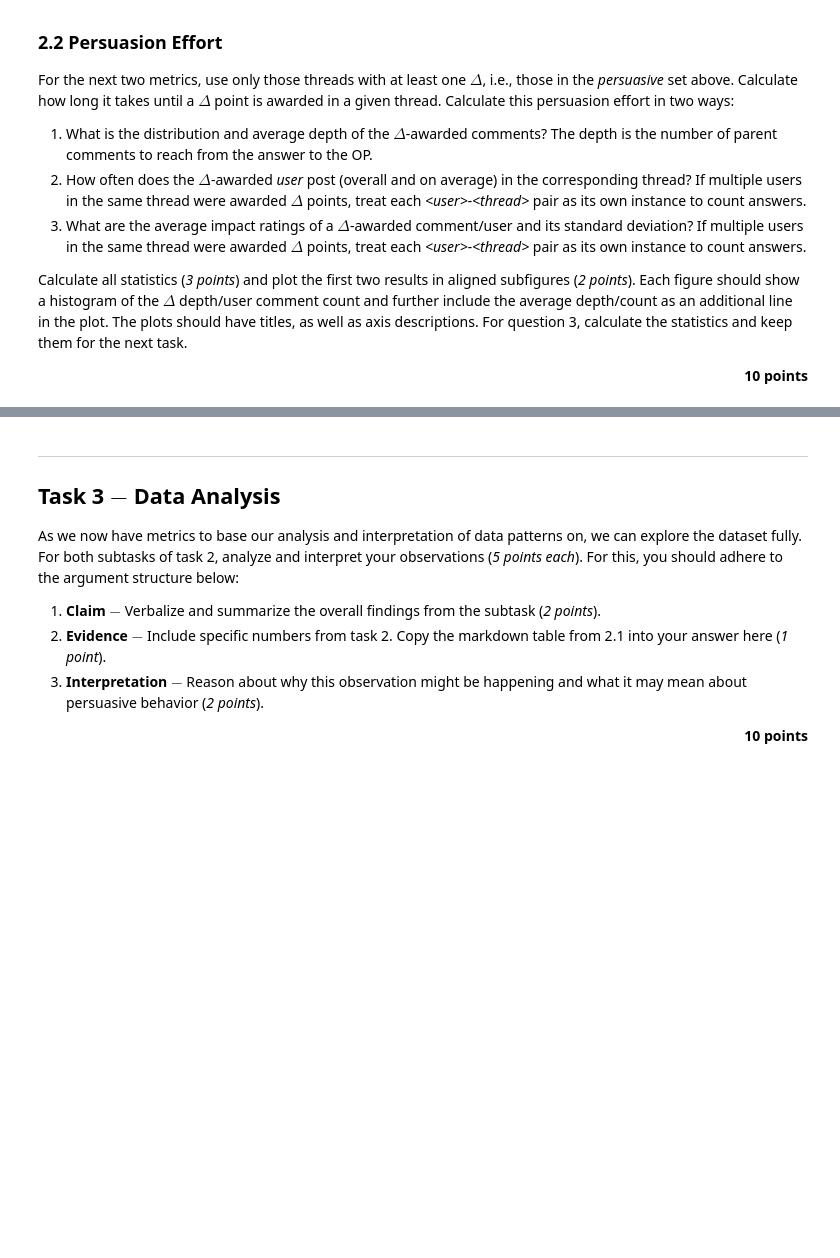
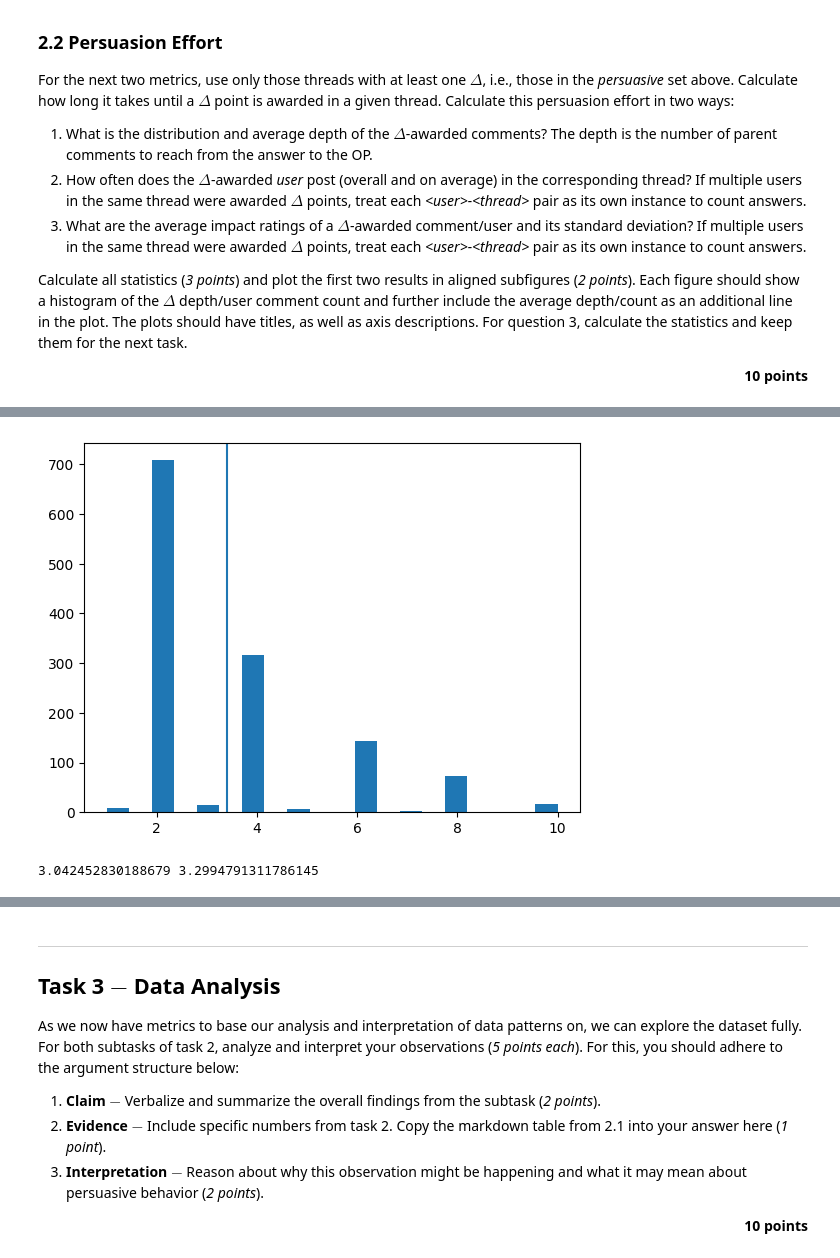
Before and after one commit to danielschulz2/AT, a Jupyter notebook: assignment-2/assignment-2.ipynb, the cells around one changed output, grey strips where cells are left out. Saved outputs shown, nothing was run; the diff lists cells and outputs as text; code cells hidden in the pictures; blank space fills up the shorter version.

```diff
--- a/assignment-2/assignment-2.ipynb
+++ b/assignment-2/assignment-2.ipynb
@@ -274,3 +276,9 @@ Calculate all statistics (_3 points_) and plot the first two results in aligned
 # %%
-# YOUR CODE HERE
-raise NotImplementedError
+#load posts into panda dataframe; print preview and length of dataframe
+import pandas as pd
+import numpy as np
+
+df = pd.read_csv("./outputs/posts.csv")
+
+print(df.head())
+print(len(df))
@@ -276,0 +396,22 @@ raise NotImplementedError
+# %%
+import matplotlib.pyplot as plt
+delta_posts = df[df["persuasiveness"] == 1].copy()
+parent_map = df.set_index("post_id")["parent_id"].to_dict()
+# %%
+def compute_depth(post_id):
+    depth = 0
+    current = post_id
+
+    while True:
+        parent = parent_map.get(current)
+        if parent is None or parent == current:
+            break
+        depth += 1
+        current = parent
+
+    return depth
+# %%
+depths = delta_posts["post_id"].apply(compute_depth)
+
+print(depths.describe())
+print(depths.mean(), depths.std())
@@ -276,0 +429,24 @@ raise NotImplementedError
+# %%
+plt.figure()
+plt.hist(depths, bins=20)
+plt.axvline(depths.mean())
+plt.show()
+# %% [output]
+[figure, added]
+# %%
+delta_pairs = delta_posts[["author", "thread_id"]].drop_duplicates()
+
+user_counts = []
+
+for _, row in delta_pairs.iterrows():
+    user = row["author"]
+    thread = row["thread_id"]
+
+    count = df[(df["thread_id"] == thread) & (df["author"] == user)].shape[0]
+    user_counts.append(count)
+
+user_counts = np.array(user_counts)
+
+print(user_counts.mean(), user_counts.std())
+# %% [output]
+3.042452830188679 3.2994791311786145
```
Also changed, not shown: parts of 13 cells of this notebook.
